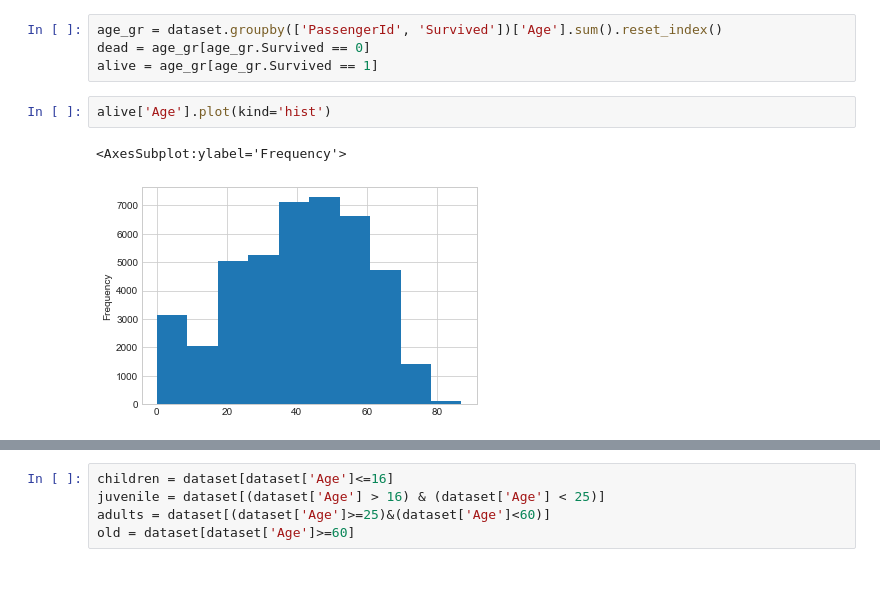
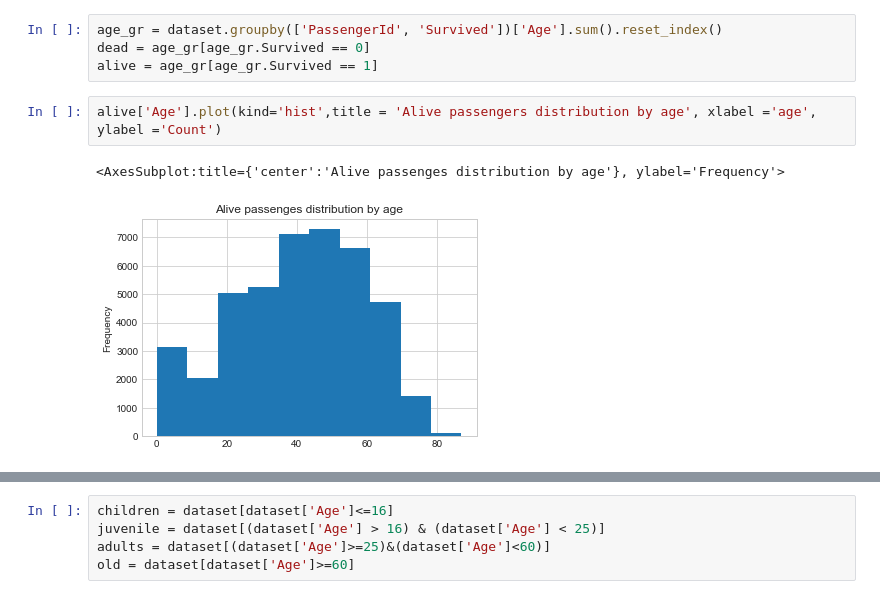
Before and after one commit to RomanTeush/ML_courses, a Jupyter notebook: eda.ipynb, the cells around one changed output, grey strips where cells are left out. Saved outputs shown, nothing was run; the diff lists cells and outputs as text.

```diff
--- a/eda.ipynb
+++ b/eda.ipynb
@@ -150,8 +188,8 @@ age_gr = dataset.groupby(['PassengerId', 'Survived'])['Age'].sum().reset_index()
 dead = age_gr[age_gr.Survived == 0]
 alive = age_gr[age_gr.Survived == 1]
 # %%
-alive['Age'].plot(kind='hist')
+alive['Age'].plot(kind='hist',title = 'Alive passengers distribution by age', xlabel ='age', ylabel ='Count')
 # %% [output]
-<AxesSubplot:ylabel='Frequency'>
+<AxesSubplot:title={'center':'Alive passenges distribution by age'}, ylabel='Frequency'>
-[figure, old version]
+[figure, new version]
 # %%
```
Also changed, not shown: parts of 18 cells of this notebook.
